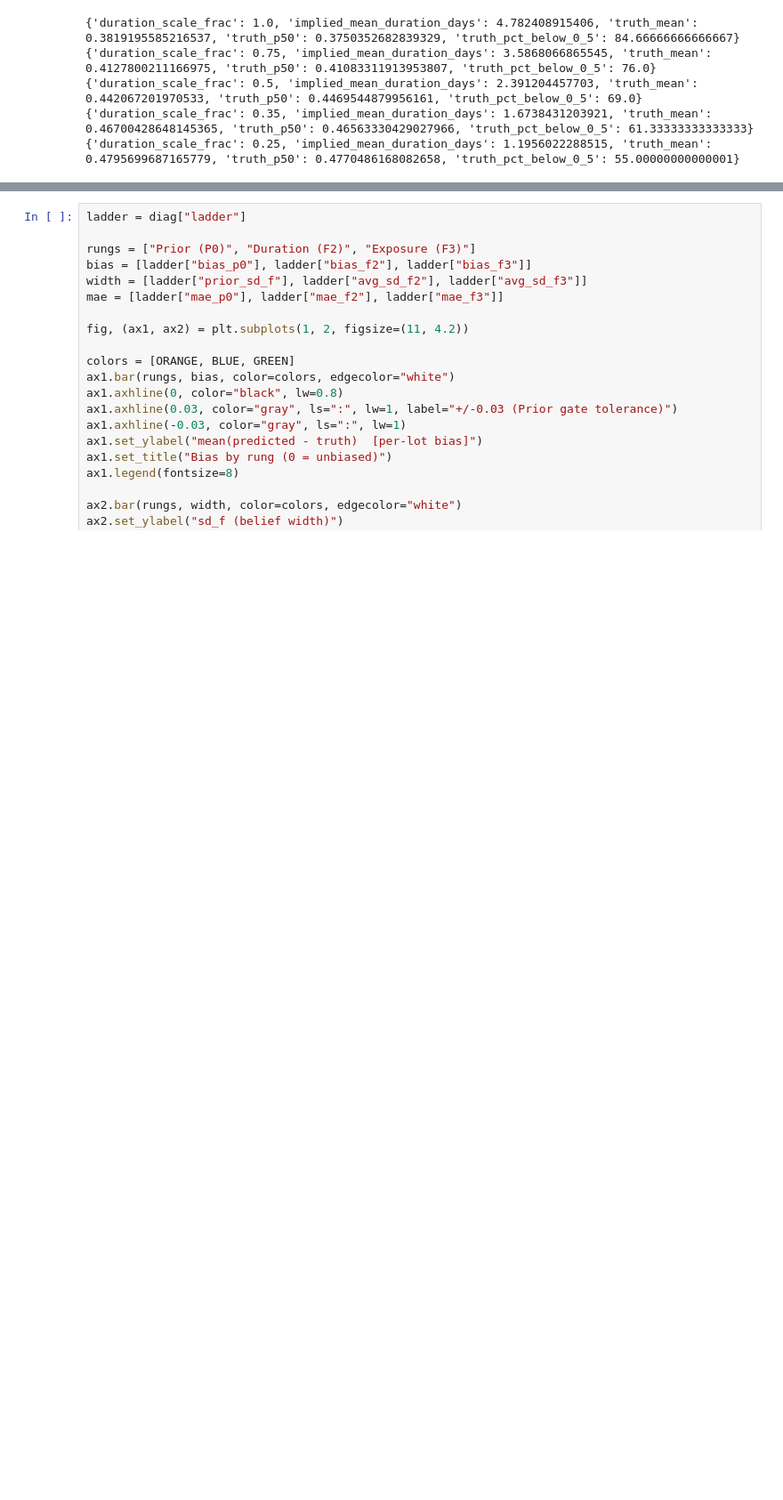
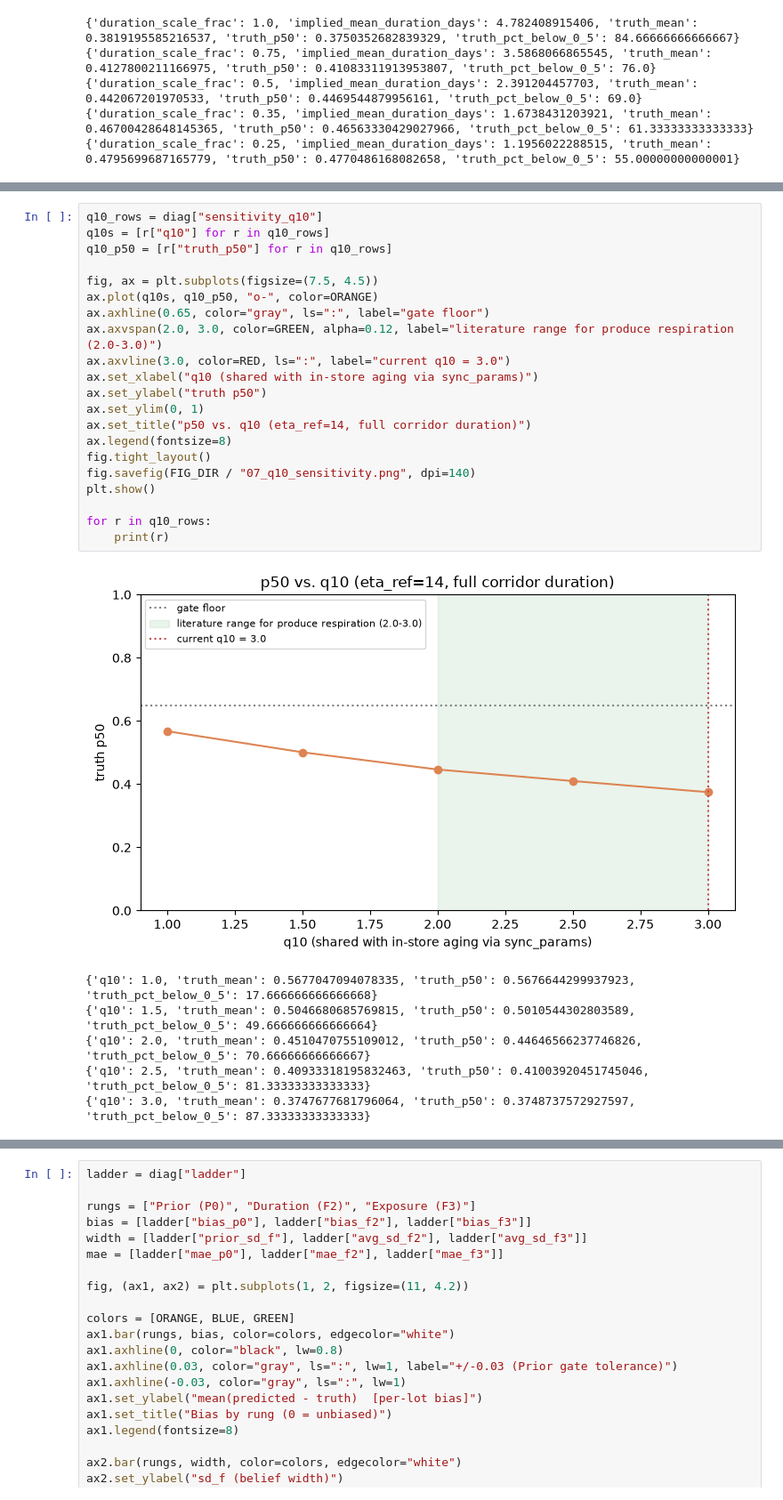
Before and after one commit to OliverEvans96/blueberries-voi, a Jupyter notebook: notebooks/t163_phase1_freshness_realism.ipynb, the cells around one changed output, grey strips where cells are left out. Shown at 89% size. Saved outputs shown, nothing was run; the diff lists cells and outputs as text; blank space fills up the shorter version.

```diff
--- a/notebooks/t163_phase1_freshness_realism.ipynb
+++ b/notebooks/t163_phase1_freshness_realism.ipynb
@@ -332,0 +393,28 @@ the structural-issues section below, not attempted here.
+# %%
+q10_rows = diag["sensitivity_q10"]
+q10s = [r["q10"] for r in q10_rows]
+q10_p50 = [r["truth_p50"] for r in q10_rows]
+
+fig, ax = plt.subplots(figsize=(7.5, 4.5))
+ax.plot(q10s, q10_p50, "o-", color=ORANGE)
+ax.axhline(0.65, color="gray", ls=":", label="gate floor")
+ax.axvspan(2.0, 3.0, color=GREEN, alpha=0.12, label="literature range for produce respiration (2.0-3.0)")
+ax.axvline(3.0, color=RED, ls=":", label="current q10 = 3.0")
+ax.set_xlabel("q10 (shared with in-store aging via sync_params)")
+ax.set_ylabel("truth p50")
+ax.set_ylim(0, 1)
+ax.set_title("p50 vs. q10 (eta_ref=14, full corridor duration)")
+ax.legend(fontsize=8)
+fig.tight_layout()
+fig.savefig(FIG_DIR / "07_q10_sensitivity.png", dpi=140)
+plt.show()
+
+for r in q10_rows:
+    print(r)
+# %% [output]
+[figure, added]
+{'q10': 1.0, 'truth_mean': 0.5677047094078335, 'truth_p50': 0.5676644299937923, 'truth_pct_below_0_5': 17.666666666666668}
+{'q10': 1.5, 'truth_mean': 0.5046680685769815, 'truth_p50': 0.5010544302803589, 'truth_pct_below_0_5': 49.666666666666664}
+{'q10': 2.0, 'truth_mean': 0.4510470755109012, 'truth_p50': 0.44646566237746826, 'truth_pct_below_0_5': 70.66666666666667}
+{'q10': 2.5, 'truth_mean': 0.40933318195832463, 'truth_p50': 0.41003920451745046, 'truth_pct_below_0_5': 81.33333333333333}
+{'q10': 3.0, 'truth_mean': 0.3747677681796064, 'truth_p50': 0.3748737572927597, 'truth_pct_below_0_5': 87.33333333333333}
```
Also changed, not shown: parts of 14 cells of this notebook, 5 other files.
